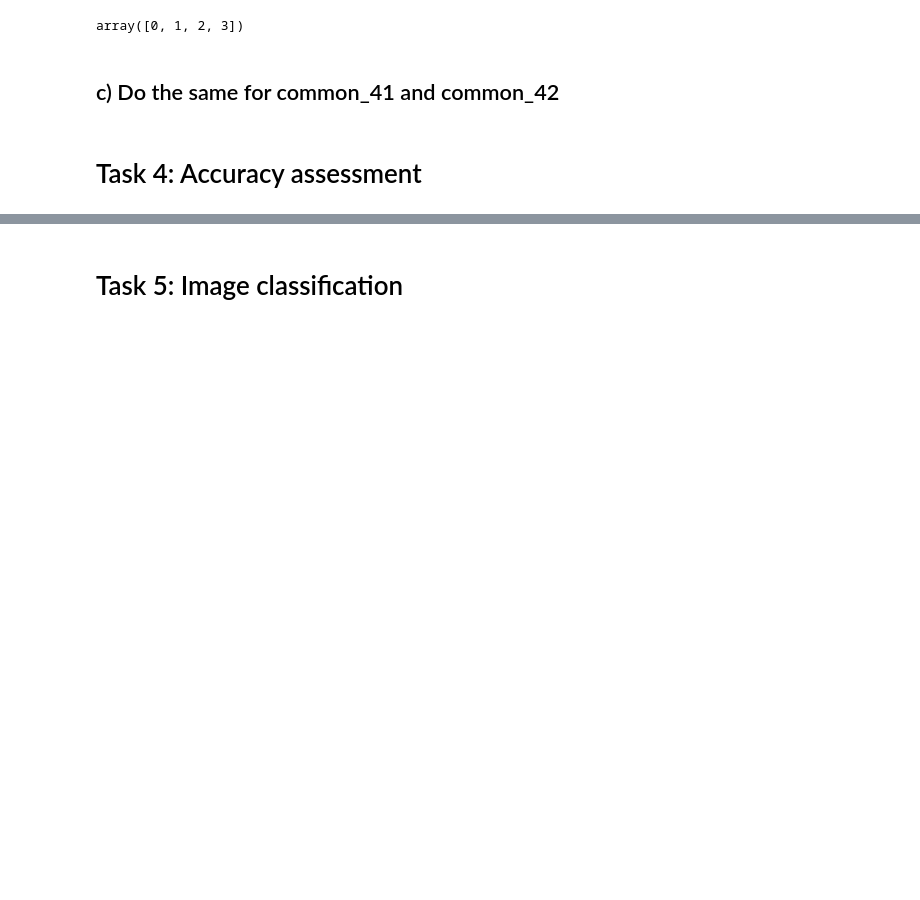
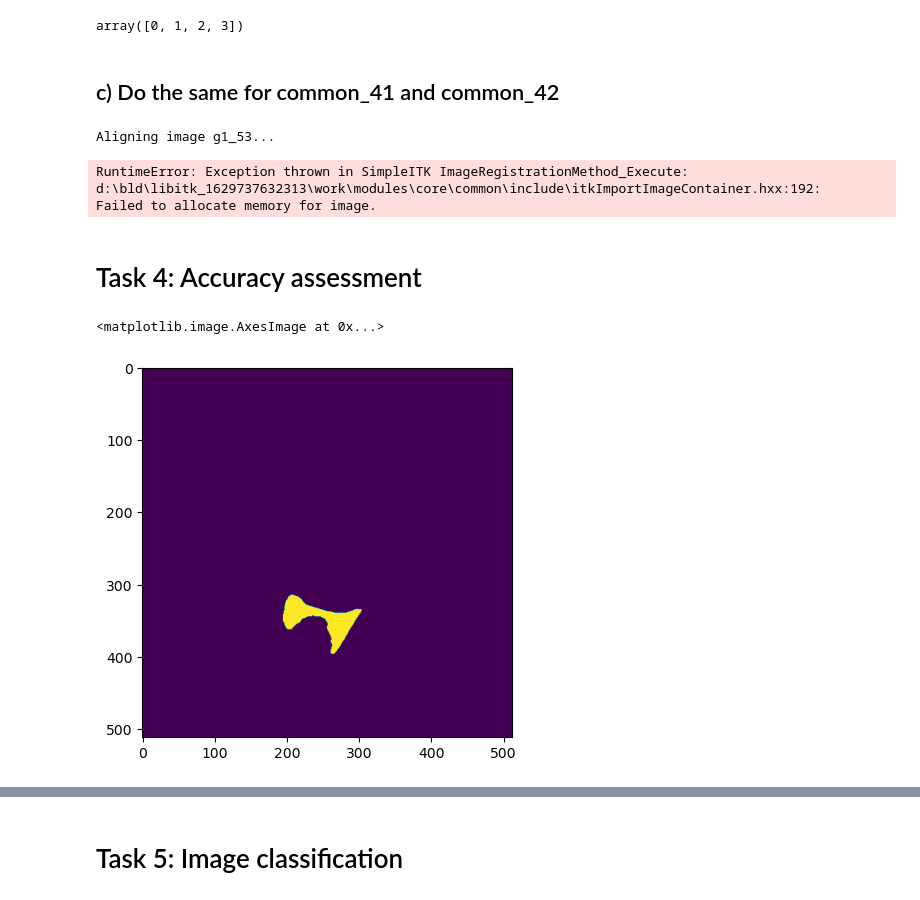
Before and after one commit to loicdemore/Projet3D_2, a Jupyter notebook: Notebook.ipynb, the cells around one changed output, grey strips where cells are left out. Drawn from its saved outputs; the diff is of its cells as text; code cells hidden in the pictures; blank space fills up the shorter version.

```diff
--- a/Notebook.ipynb
+++ b/Notebook.ipynb
@@ -403,2 +474,31 @@ array([0, 1, 2, 3])
+# %%
+# Apply the function to common_41 and common_42
+moving_image_paths = [r"Dataset\GROUP_images\g1_53_image.nii",
+                      r"Dataset\GROUP_images\g1_54_image.nii",
+                      r"Dataset\GROUP_images\g1_55_image.nii"]
+mask_paths = [r"Dataset\GROUP_images\g1_53_merged_masks.nii.gz",
+              r"Dataset\GROUP_images\g1_54_merged_masks.nii.gz",
+              r"Dataset\GROUP_images\g1_55_merged_masks.nii.gz"]
+
+
+ref_image_path1 = r"Dataset\COMMON_images_masks\common_41_image.nii"
+final_mask = seg_atlas(ref_image_path1, moving_image_paths, mask_paths)
+final_masks.append(final_mask)
+
+ref_image_path2 = r"Dataset\COMMON_images_masks\common_42_image.nii"
+
+final_mask = seg_atlas(ref_image_path2, moving_image_paths, mask_paths)
+final_masks.append(final_mask)
+# %% [output]
+Aligning image g1_53...
+RuntimeError: Exception thrown in SimpleITK ImageRegistrationMethod_Execute: d:\bld\libitk_1629737632313\work\modules\core\common\include\itkImportImageContainer.hxx:192:
+Failed to allocate memory for image.
 # %% [markdown]
 # Task 4: Accuracy assessment
+# %%
+mask = nib.load(f"Dataset/COMMON_images_masks/common_40_mask.nii").get_fdata()
+# %%
+plt.imshow((mask*(mask==4))[:,:,mask.shape[2]//2-60])
+# %% [output]
+<matplotlib.image.AxesImage at 0x...>
+[figure, added]
```
Also changed, not shown: parts of 11 cells of this notebook, 1 other file.
